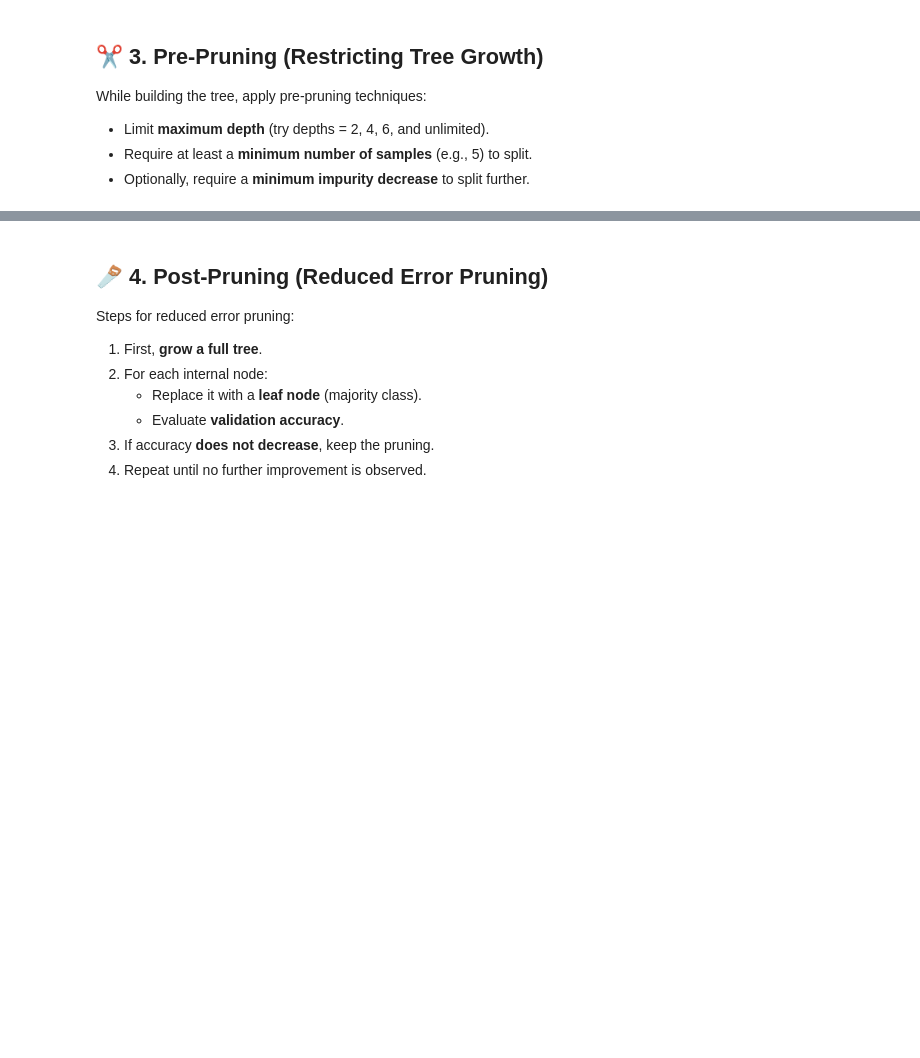
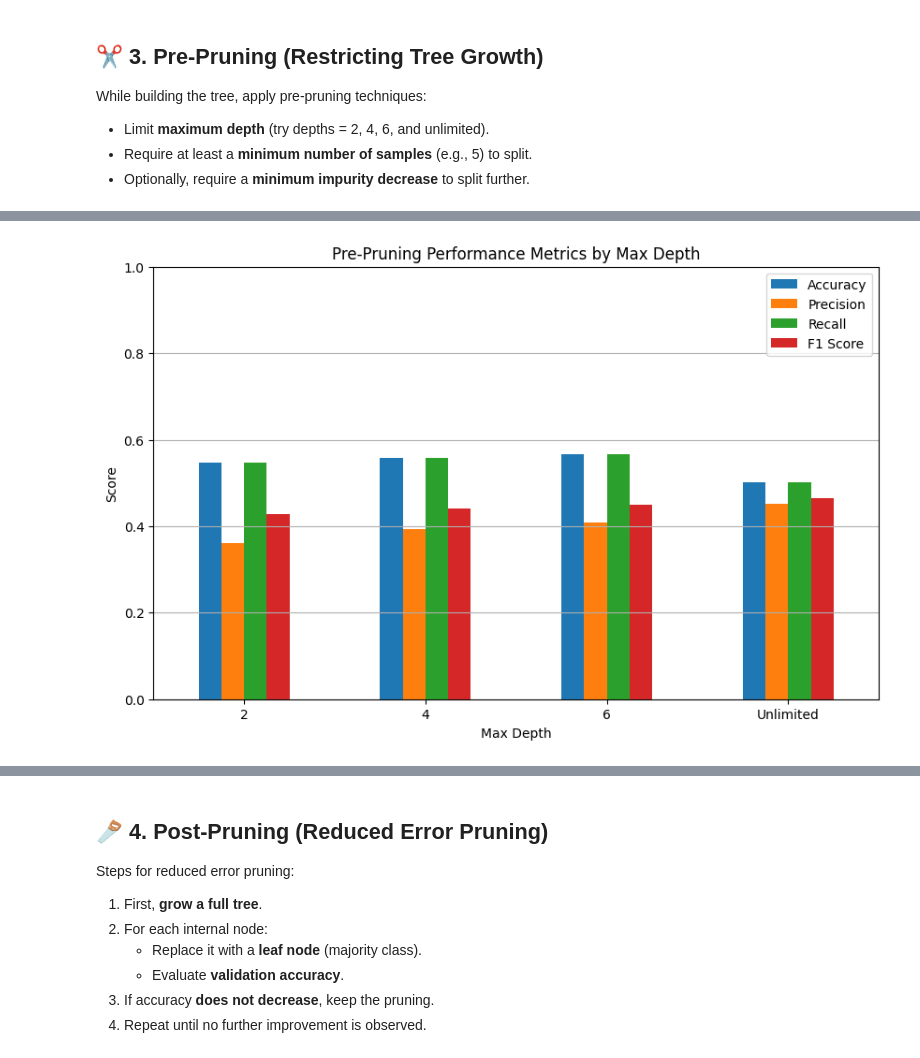
Before and after one commit to yugbathla30/DTU-CS303---ML-LAB-FILE-, a Jupyter notebook: exp 5/Decision tree.ipynb, the cells around one changed output, grey strips where cells are left out. Cells and saved outputs as stored; diff of their text form; code cells hidden in the pictures; blank space fills up the shorter version.

```diff
--- a/exp 5/Decision tree.ipynb
+++ b/exp 5/Decision tree.ipynb
@@ -57,3 +198,7 @@ print(adult.variables)
+# %%
+numeric_cols = ['fnlwgt', 'education-num', 'capital-gain', 'capital-loss', 'hours-per-week']
+categorical_cols = ['workclass', 'education', 'marital-status', 'occupation',
+                    'relationship', 'race', 'sex', 'native-country']
 # %% [markdown]
 ## 🌳 2. Build a Decision Tree from Scratch
 
@@ -70,3 +215,26 @@ Implement the tree recursively:
    - There is **no further improvement** in impurity.
 
 3. **Implement a function** to predict labels for new samples.
+# %%
+def gini_impurity(y):
+    counts = np.bincount(y)
+    probs = counts / counts.sum()
+    return 1 - np.sum(probs**2)
+# %%
+def entropy_impurity(y):
+    counts = np.bincount(y)
+    probs = counts / counts.sum()
+    probs = probs[probs > 0]
+    return -np.sum(probs * np.log2(probs))
+# %%
+class TreeNode:
+    def __init__(self, depth=0):
+        self.depth = depth
+        self.is_leaf = False
+        self.prediction = None
+        self.feature = None
+        self.threshold = None
+        self.left = None
+        self.right = None
+        self.samples = 0
+        self.feature_name = None
@@ -80,0 +379,16 @@ While building the tree, apply pre-pruning techniques:
+# %%
+# --- Prepare summary metrics table ---
+metrics_df = results_df_gini[['Max Depth', 'Accuracy', 'Precision', 'Recall', 'F1 Score']]
+metrics_df.set_index('Max Depth', inplace=True)
+metrics_df
+
+# --- Plot Accuracy, Precision, Recall, F1 Score for different depths ---
+metrics_df.plot(kind='bar', figsize=(10,6))
+plt.title('Pre-Pruning Performance Metrics by Max Depth')
+plt.ylabel('Score')
+plt.ylim(0, 1)
+plt.xticks(rotation=0)
+plt.grid(axis='y')
+plt.show()
+# %% [output]
+[figure, added]
```
Also changed, not shown: parts of 22 cells of this notebook, 3 other files.
